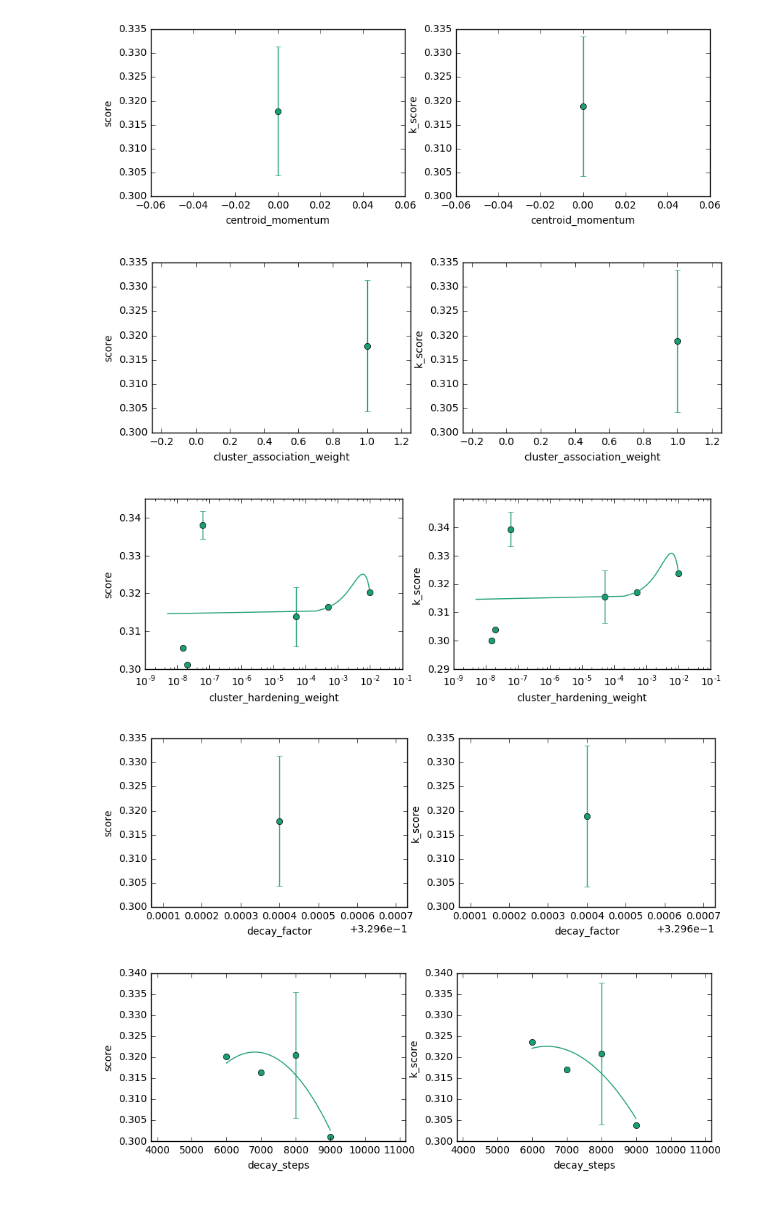
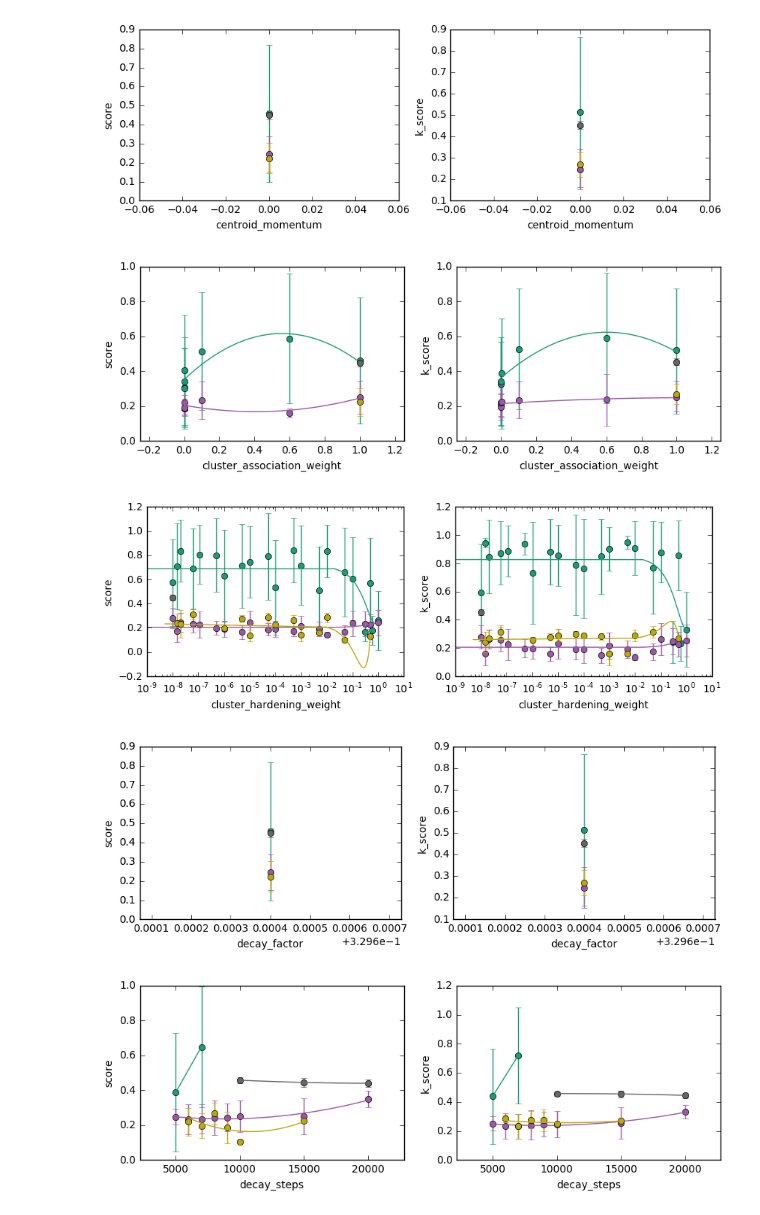
Before and after one commit to jplapp/associative_clustering, a Jupyter notebook: semisup/evaluation/master_table2.ipynb, the cells around one changed output. Saved outputs shown, nothing was run; the diff lists cells and outputs as text; code cells hidden in the pictures.

```diff
--- a/semisup/evaluation/master_table2.ipynb
+++ b/semisup/evaluation/master_table2.ipynb
@@ -58,7 +58,19 @@ eval_metrics = [ 'score',
 # %%
 # Establish DB connection
 conn = sqlite3.connect("/usr/stud/plapp/runnn2/runnn_data")
-df = pd.read_sql_query("select * from tasks where score > 0.3;", conn)  # where status is 'done' and changed > '2017-11-05'
+df = pd.read_sql_query("select * from tasks where score > 0;", conn)  # where status is 'done' and changed > '2017-11-05'
 conn.close()
 print("Loaded %d rows." % len(df))
+
+conn = sqlite3.connect("/usr/stud/plapp/runnn_data_aws")
+df2 = pd.read_sql_query("select * from tasks where score > 0;", conn)  # where status is 'done' and changed > '2017-11-05'
+conn.close()
+print("Loaded %d rows." % len(df2))
+
+df2.ID_task += 10000
+
+df = pd.concat([df, df2], ignore_index=True)
+print("Final: %d rows." % len(df))
+
+df
 # %% [output]
@@ -92,6 +146,7 @@ cifar_:         31.79%  +/- 1.34 (9 runs)       best: 34.07% @ task 4107
 print("Average best hyper params for all data sets")
 average_top_num = 10
 best_params = dict([(x, []) for x in params])
+best_params_var = dict([(x, []) for x in params])
 for dataset in datasets:
     best = df[df.dataset == dataset].score.sort_values()[-average_top_num:]
     best = df.iloc[best.index]
@@ -106,10 +161,13 @@ for dataset in datasets:
 
 params_to_delete = []
 for p, v in best_params.iteritems():
-    if v and v==v:
+    if v and not np.any(np.isnan(v)):
         best_params[p] = np.mean(v)
+        best_params_var[p] = np.std(v)
     else:
         params_to_delete.append(p)
-for p in params_to_delete: del best_params[p]
+for p in params_to_delete:
+    del best_params[p]
+    del best_params_var[p]
 best_params
 # %% [output]
@@ -192,7 +249,7 @@ for param in params:
     colors = iter(cm.Dark2(np.linspace(0, 1, len(datasets))))
 
     fig, axs = pl.subplots(1, len(metrics_to_plot), figsize=(10,3))
-    for dataset in ['cifar_inmemory']: #datasets:
+    for dataset in datasets:
         ddf = df[df.dataset == dataset][-use_latest:]
         if eval_against_optimal_params:
             ddf = get_optimal_df(param, optimal_params, ddf)
@@ -260,5 +317,5 @@ for param in params:
-[figure, old version]
+[figure, new version]
-[figure, old version]
+[figure, new version]
-[figure, old version]
+[figure, new version]
-[figure, old version]
+[figure, new version]
-[figure, old version]
+[figure, new version]
```
Also changed, not shown: parts of 8 cells of this notebook.
